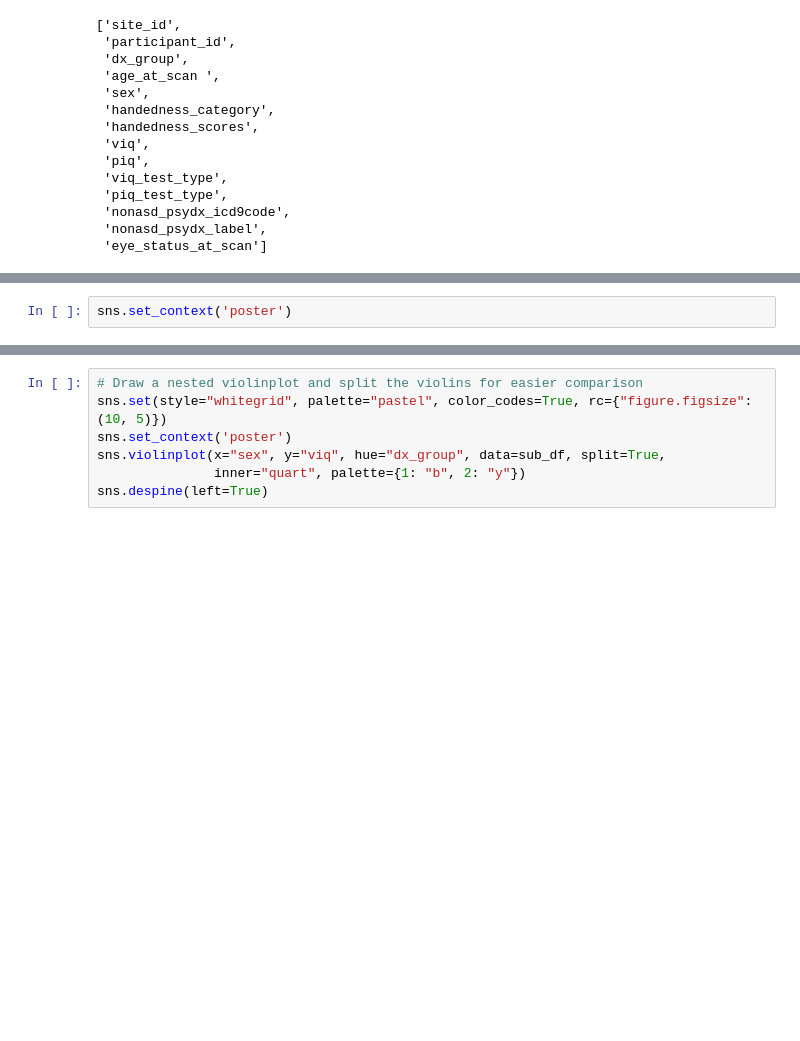
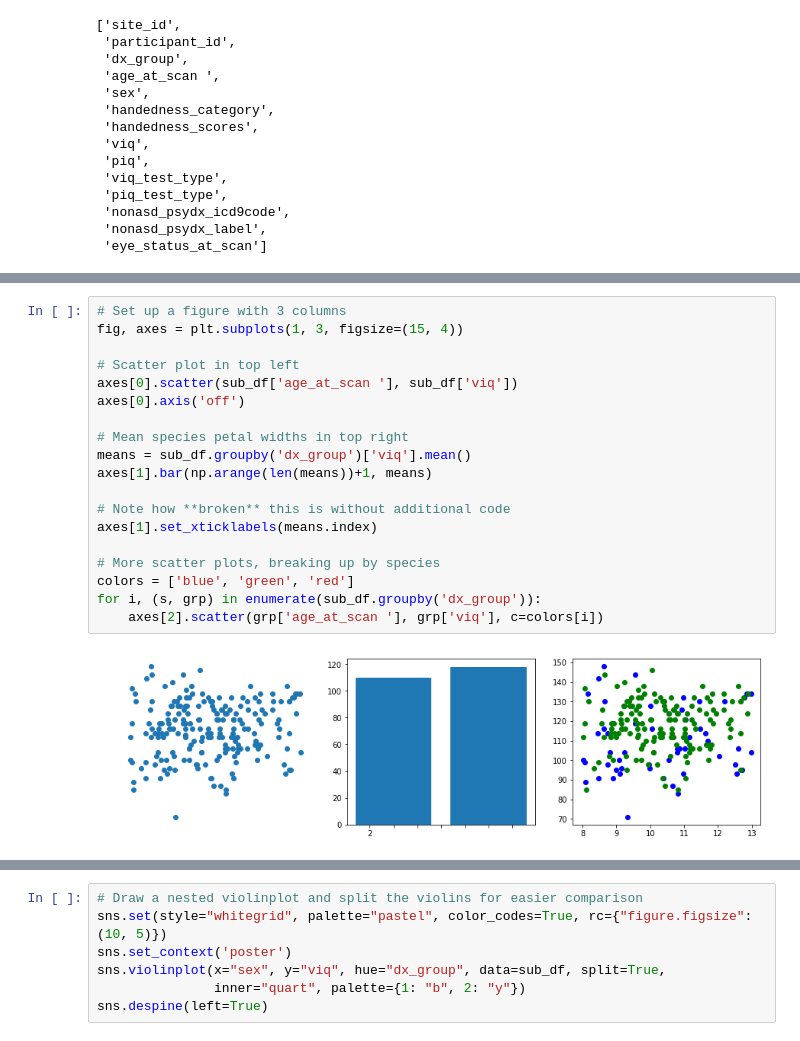
Before and after one commit to neuro-data-science/neuroviz, a Jupyter notebook: notebooks/introductory_2d.ipynb, the cells around one changed output, grey strips where cells are left out. Cells and saved outputs as stored; diff of their text form; blank space fills up the shorter version.

```diff
--- a/notebooks/introductory_2d.ipynb
+++ b/notebooks/introductory_2d.ipynb
@@ -44,3 +129,22 @@ plt.title('Comparing Age and Verbal IQ')
 [figure]
-# %%
-sns.set_context('poster')
+# %%
+# Set up a figure with 3 columns
+fig, axes = plt.subplots(1, 3, figsize=(15, 4))
+
+# Scatter plot in top left
+axes[0].scatter(sub_df['age_at_scan '], sub_df['viq'])
+axes[0].axis('off')
+
+# Mean species petal widths in top right
+means = sub_df.groupby('dx_group')['viq'].mean()
+axes[1].bar(np.arange(len(means))+1, means)
+
+# Note how **broken** this is without additional code
+axes[1].set_xticklabels(means.index)
+
+# More scatter plots, breaking up by species
+colors = ['blue', 'green', 'red']
+for i, (s, grp) in enumerate(sub_df.groupby('dx_group')):
+    axes[2].scatter(grp['age_at_scan '], grp['viq'], c=colors[i])
+# %% [output]
+[figure, added]
```
Also changed, not shown: parts of 47 cells of this notebook, 6 other files.
